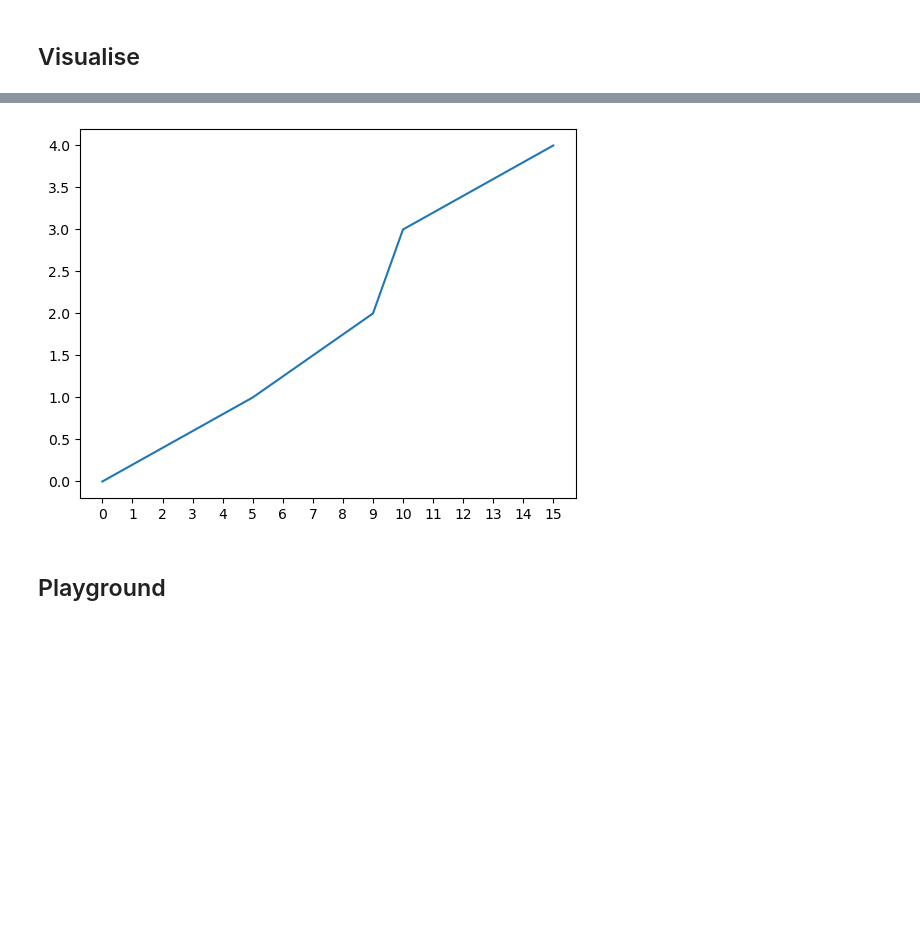
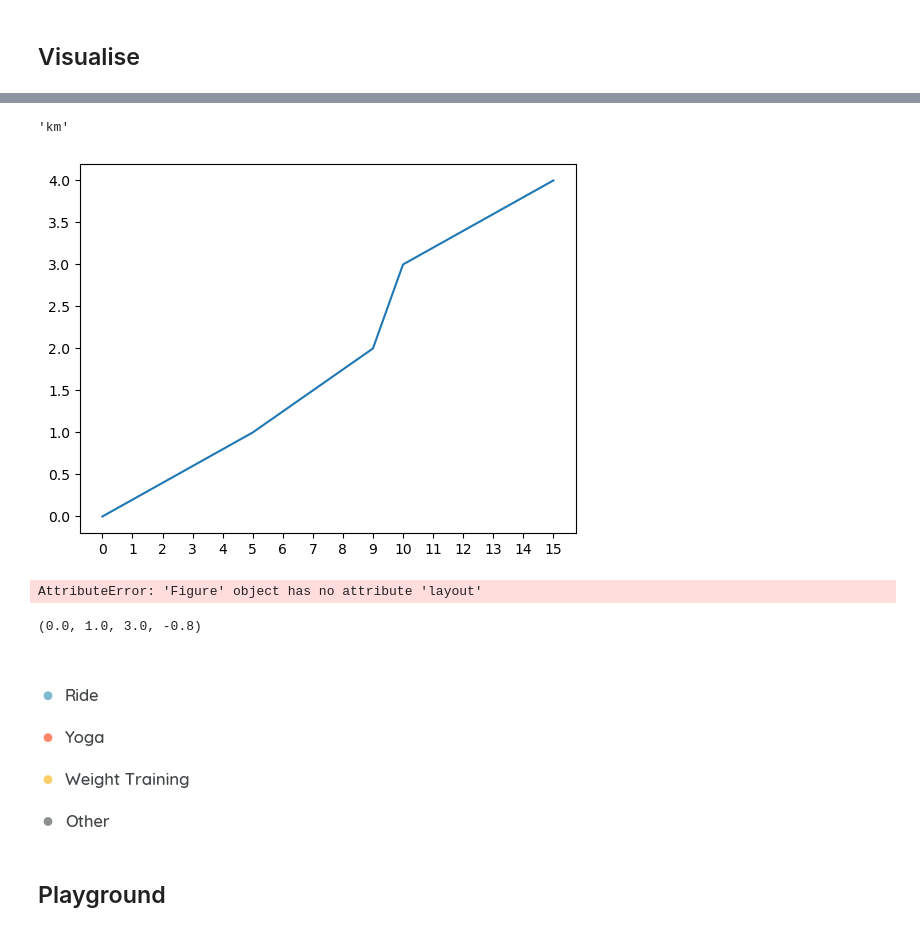
Before and after one commit to Lisa-Ho/year-in-sports, a Jupyter notebook: year-in-sports-prototype.ipynb, the cells around one changed output, grey strips where cells are left out. Cells and saved outputs as stored; diff of their text form; code cells hidden in the pictures; blank space fills up the shorter version.

```diff
--- a/year-in-sports-prototype.ipynb
+++ b/year-in-sports-prototype.ipynb
@@ -236,3 +239,7 @@ plt.show()
+# %%
+"Kilometer".replace("Kilometer","km").replace("Miles","m").replace("Meters","m")
+# %% [output]
+'km'
 # %%
 import matplotlib.pyplot as plt
 import matplotlib.ticker as plticker
@@ -244,8 +251,31 @@ ax.plot(x,y)
 loc = plticker.MultipleLocator(base=1.0) # this locator puts ticks at regular intervals
 ax.xaxis.set_major_locator(loc)
 plt.show()
+fig.layout(pad=45)
 # %% [output]
 [figure]
+AttributeError: 'Figure' object has no attribute 'layout'
+# %%
+fig = plt.figure(figsize=(10,12))
+gs = GridSpec(5, 4, figure=fig)
+
+#old legend
+lg = fig.add_subplot(gs[0:1:, 3:])
+kw = dict(marker='o', s=40, alpha=0.9, linewidths=0)
+labels = df_filtered[["Activity Type clean", "Activity rank"]].drop_duplicates(
+    ).sort_values(by="Activity rank")["Activity Type clean"].to_list()
+len_act = df_filtered["Activity rank"].max().astype(int)+1
+lg.scatter(y=np.arange(0,len_act,1),
+           x=[0]*len_act, color=[act_colormap[label] for label in labels], **kw, clip_on=False)
+lg.set_xlim(xmin=0,xmax=1)
+lg.set_ylim(ymin=-0.8,ymax=3)
+lg.invert_yaxis()
+for i, y_pos in enumerate(np.arange(0,len_act,1)):
+    lg.text(0.1, y_pos, labels[i], fontsize=12, ha="left", va="center", fontproperties=font_m, color=colors["text"], alpha=0.9)
+lg.axis("off")
+# %% [output]
+(0.0, 1.0, 3.0, -0.8)
+[figure, added]
 # %% [markdown]
 ## Playground
 # %%
```
Also changed, not shown: parts of 10 cells of this notebook, 2 other files.
